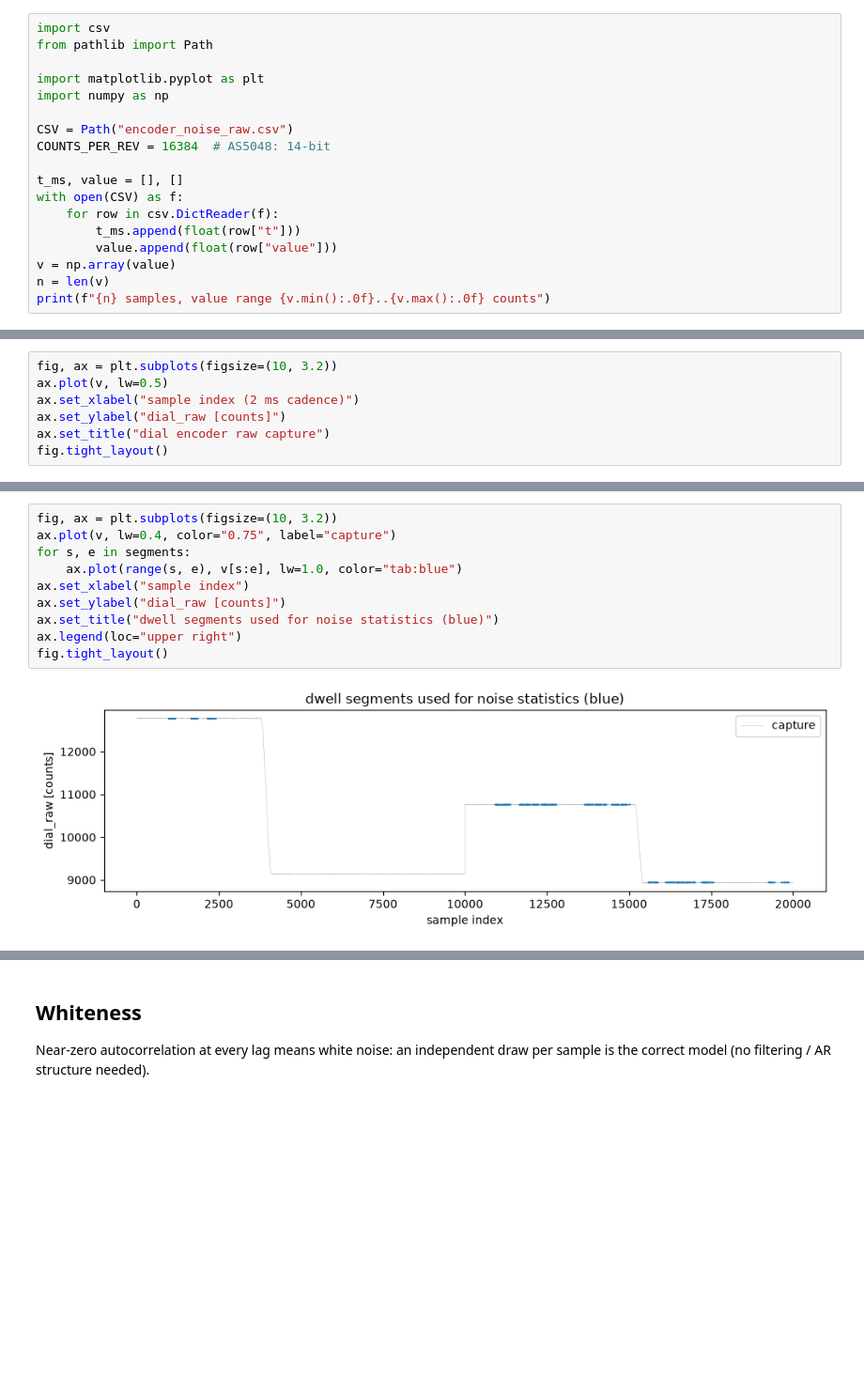
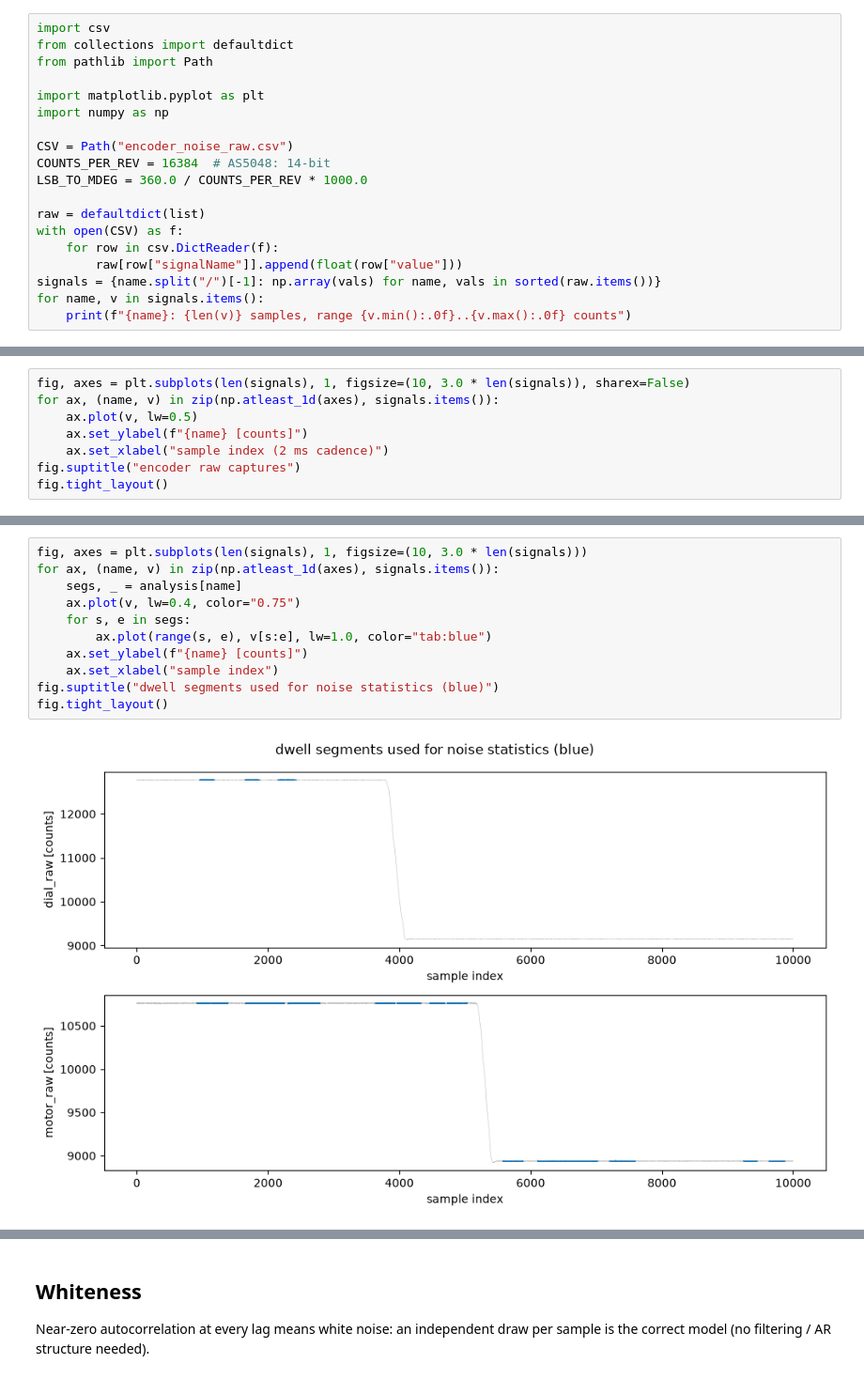
Before and after one commit to PCSmithy/pcs_bldc, a Jupyter notebook: tools/trace_analysis/encoder_noise_baseline/encoder_noise_analysis.ipynb, the cells around one changed output, grey strips where cells are left out. Shown at 94% size. Cells and saved outputs as stored; diff of their text form; blank space fills up the shorter version.

```diff
--- a/tools/trace_analysis/encoder_noise_baseline/encoder_noise_analysis.ipynb
+++ b/tools/trace_analysis/encoder_noise_baseline/encoder_noise_analysis.ipynb
@@ -20,6 +21,7 @@ Run with the repo venv kernel (`.venv` — matplotlib + ipykernel installed via
 `requirements.txt`).
 # %%
 import csv
+from collections import defaultdict
 from pathlib import Path
 
 import matplotlib.pyplot as plt
@@ -27,13 +29,13 @@ import numpy as np
 
 CSV = Path("encoder_noise_raw.csv")
 COUNTS_PER_REV = 16384  # AS5048: 14-bit
+LSB_TO_MDEG = 360.0 / COUNTS_PER_REV * 1000.0
 
-t_ms, value = [], []
+raw = defaultdict(list)
 with open(CSV) as f:
     for row in csv.DictReader(f):
-        t_ms.append(float(row["t"]))
-        value.append(float(row["value"]))
-v = np.array(value)
-n = len(v)
-print(f"{n} samples, value range {v.min():.0f}..{v.max():.0f} counts")
+        raw[row["signalName"]].append(float(row["value"]))
+signals = {name.split("/")[-1]: np.array(vals) for name, vals in sorted(raw.items())}
+for name, v in signals.items():
+    print(f"{name}: {len(v)} samples, range {v.min():.0f}..{v.max():.0f} counts")
 # %% [output]
@@ -45,9 +48,10 @@ Rest positions appear as flat dwells; the sweeps between them are dial movement
 and are excluded from the noise statistics.
 # %%
-fig, ax = plt.subplots(figsize=(10, 3.2))
-ax.plot(v, lw=0.5)
-ax.set_xlabel("sample index (2 ms cadence)")
-ax.set_ylabel("dial_raw [counts]")
-ax.set_title("dial encoder raw capture")
+fig, axes = plt.subplots(len(signals), 1, figsize=(10, 3.0 * len(signals)), sharex=False)
+for ax, (name, v) in zip(np.atleast_1d(axes), signals.items()):
+    ax.plot(v, lw=0.5)
+    ax.set_ylabel(f"{name} [counts]")
+    ax.set_xlabel("sample index (2 ms cadence)")
+fig.suptitle("encoder raw captures")
 fig.tight_layout()
 # %% [output]
@@ -110,13 +116,14 @@ pooled residual samples: 5498
 # %%
-fig, ax = plt.subplots(figsize=(10, 3.2))
-ax.plot(v, lw=0.4, color="0.75", label="capture")
-for s, e in segments:
-    ax.plot(range(s, e), v[s:e], lw=1.0, color="tab:blue")
-ax.set_xlabel("sample index")
-ax.set_ylabel("dial_raw [counts]")
-ax.set_title("dwell segments used for noise statistics (blue)")
-ax.legend(loc="upper right")
+fig, axes = plt.subplots(len(signals), 1, figsize=(10, 3.0 * len(signals)))
+for ax, (name, v) in zip(np.atleast_1d(axes), signals.items()):
+    segs, _ = analysis[name]
+    ax.plot(v, lw=0.4, color="0.75")
+    for s, e in segs:
+        ax.plot(range(s, e), v[s:e], lw=1.0, color="tab:blue")
+    ax.set_ylabel(f"{name} [counts]")
+    ax.set_xlabel("sample index")
+fig.suptitle("dwell segments used for noise statistics (blue)")
 fig.tight_layout()
 # %% [output]
-[figure, old version]
+[figure, new version]
 # %% [markdown]
```
Also changed, not shown: parts of 12 cells of this notebook.
